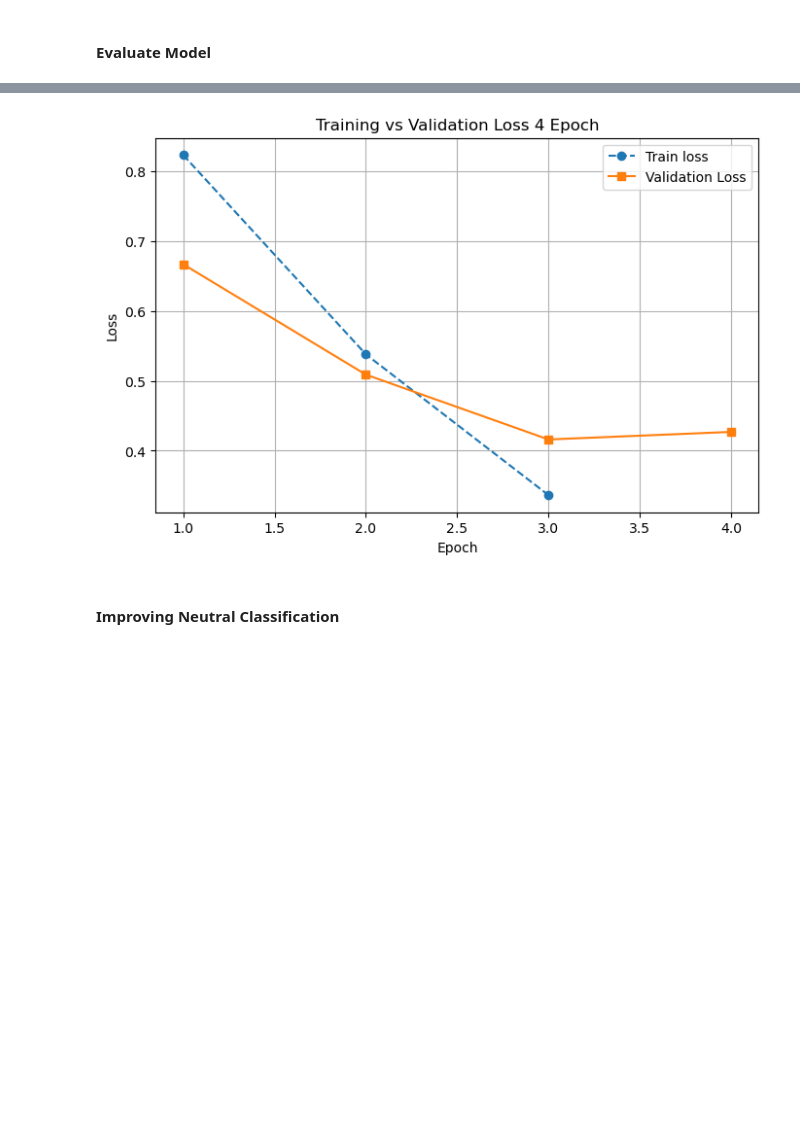
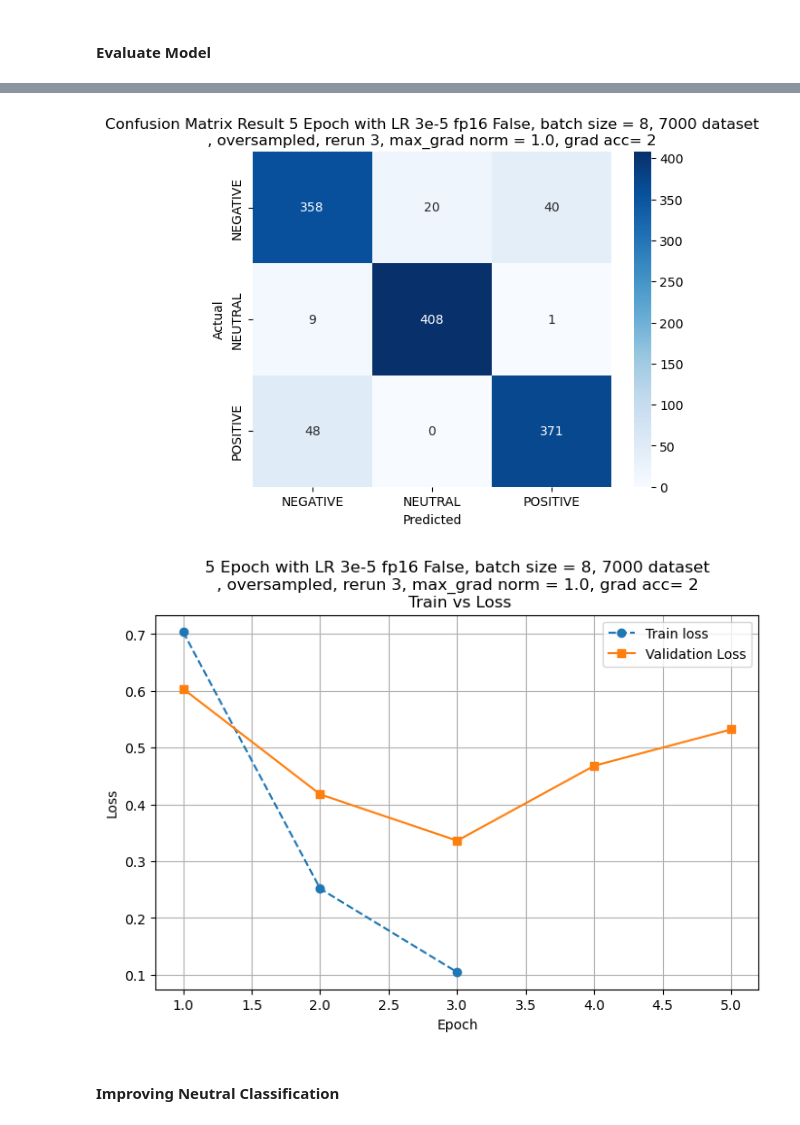
Before and after one commit to darrenxx3/Sentiment-Analysis-thesis-v2, a Jupyter notebook: modeling_std_trainer.ipynb, the cells around one changed output, grey strips where cells are left out. Saved outputs shown, nothing was run; the diff lists cells and outputs as text; code cells hidden in the pictures; blank space fills up the shorter version.

```diff
--- a/modeling_std_trainer.ipynb
+++ b/modeling_std_trainer.ipynb
@@ -89,6 +89,7 @@ Name: count, dtype: int64
 # %%
 # Oversampling technique
 from sklearn.utils import resample
+
 
 bca_clean_again = pd.concat([X, y], axis=1)
 
@@ -100,10 +101,12 @@ class_2 = bca_clean_again[bca_clean_again['sentiment'] == 2]
 
 #oversampling neutral class 1 with majority class 2
 
-class_1_oversampled = resample(class_1, replace=True, n_samples=len(class_2), random_state=42)
+class_1_oversampled = resample(class_1, replace=True, n_samples=len(class_0), random_state=42)
+class_2_oversampled = resample(class_2, replace=True, n_samples=len(class_0), random_state=42)
+
 
 #combine all class
-bca_clean_again = pd.concat([class_0, class_1_oversampled, class_2])
+bca_clean_again = pd.concat([class_0, class_1_oversampled, class_2_oversampled])
 
 #shuffling the data
 bca_clean_again = bca_clean_again.sample(frac=1, random_state=42)
@@ -308,3 +379,12 @@ plt.show()
+# %%
+cm = confusion_matrix(y_test, preds)
+sns.heatmap(cm, annot=True, fmt='d', cmap="Blues", xticklabels=list(label_map.values()), yticklabels=list(label_map.values()))
+plt.xlabel("Predicted")
+plt.ylabel("Actual")
+plt.title("Confusion Matrix Result 5 Epoch with LR 3e-5 fp16 False, batch size = 8, 7000 dataset\n, oversampled, rerun 3, max_grad norm = 1.0, grad acc= 2")
+plt.show()
+# %% [output]
+[figure, added]
 # %%
 #Train and eval loss visualization
 
@@ -323,12 +403,12 @@ plt.plot(epochs, eval_loss, label="Validation Loss", marker="s")
 
 plt.xlabel("Epoch")
 plt.ylabel("Loss")
-plt.title("Training vs Validation Loss 4 Epoch")
+plt.title("5 Epoch with LR 3e-5 fp16 False, batch size = 8, 7000 dataset\n, oversampled, rerun 3, max_grad norm = 1.0, grad acc= 2\n Train vs Loss")
 plt.legend()
 plt.grid()
 plt.show()
 # %% [output]
-[figure, old version]
+[figure, new version]
 # %% [markdown]
 #### Improving Neutral Classification
 # %%
```
Also changed, not shown: parts of 25 cells of this notebook, 1 other file.
